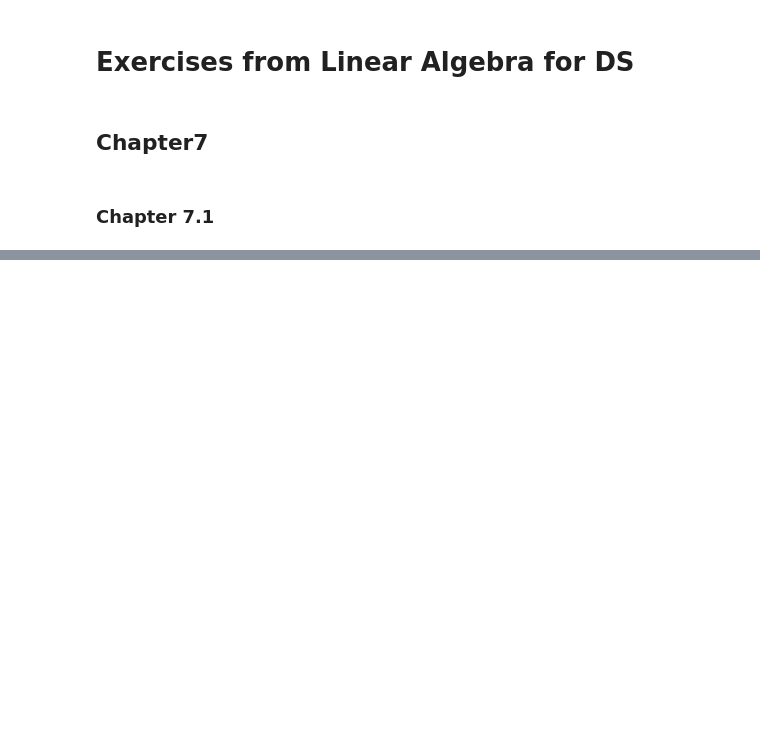
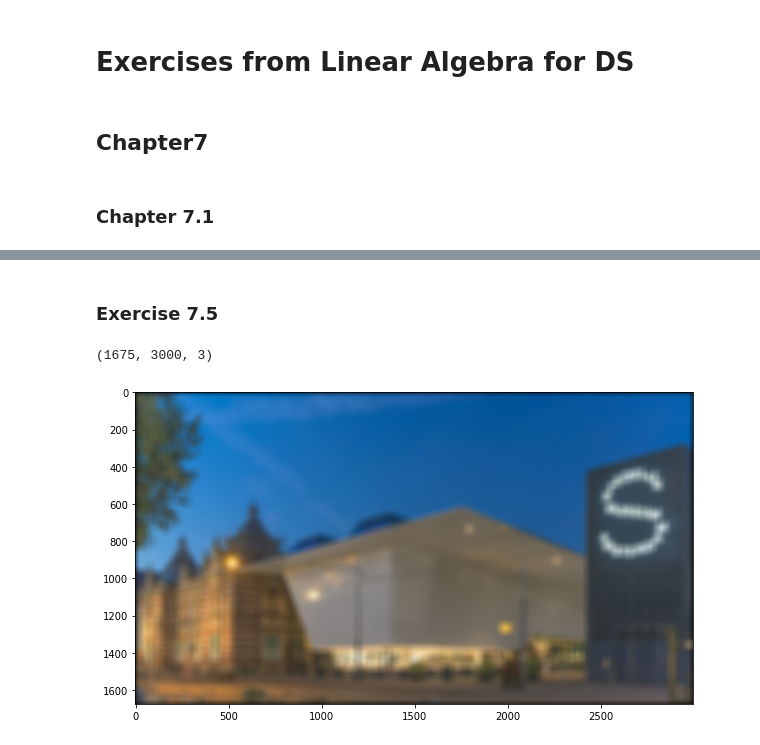
Before and after one commit to falasur/LA4DS, a Jupyter notebook: LA4DS_Ch7.ipynb, the cells around one changed output, grey strips where cells are left out. Saved outputs shown, nothing was run; the diff lists cells and outputs as text; code cells hidden in the pictures; blank space fills up the shorter version.

Commit message:
exercises from Chapter 7

```diff
--- a/LA4DS_Ch7.ipynb
+++ b/LA4DS_Ch7.ipynb
@@ -104,0 +182,26 @@ plt.show()
+# %% [markdown]
+### Exercise 7.5
+# %%
+bathtub = io.imread('https://upload.wikimedia.org/wikipedia/commons/6/61/De_nieuwe_vleugel_van_het_Stedelijk_Museum_Amsterdam.jpg')
+# %%
+kernelN = 50
+Y,X     = np.meshgrid(np.linspace(-3,3,kernelN),np.linspace(-3,3,kernelN))
+kernel  = np.exp( -(X**2+Y**2)/50 )
+kernel  = kernel / np.sum(kernel)
+# %%
+smooth_bathtub.shape
+# %% [output]
+(1675, 3000, 3)
+# %%
+smooth_bathtub = np.zeros(bathtub.shape)
+
+# smooth each layer individually
+for i in range(smooth_bathtub.shape[2]):
+  smooth_bathtub[:,:,i] = convolve2d(bathtub[:,:,i],kernel,mode='same')
+
+
+fig = plt.figure(figsize=(10,6))
+plt.imshow(smooth_bathtub.astype(np.uint8))
+plt.show()
+# %% [output]
+[figure, added]
```
Also changed, not shown: parts of 20 cells of this notebook.
